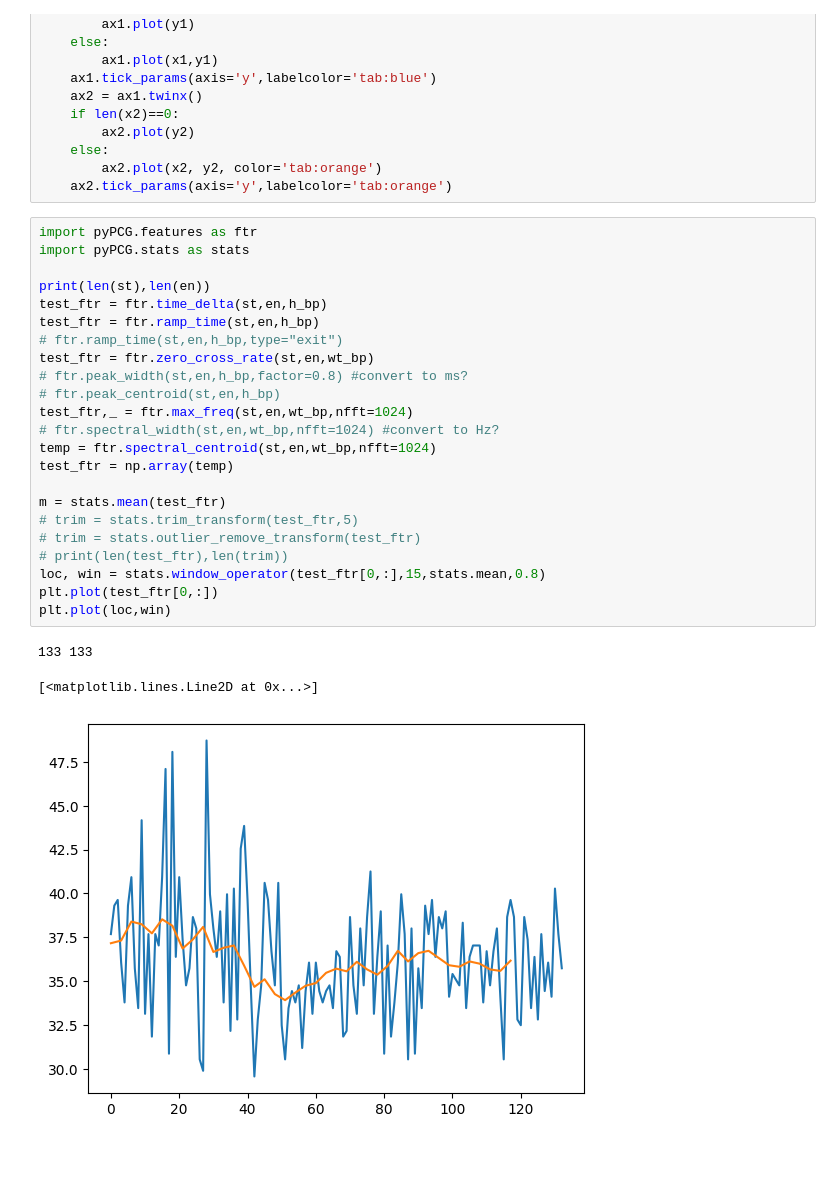
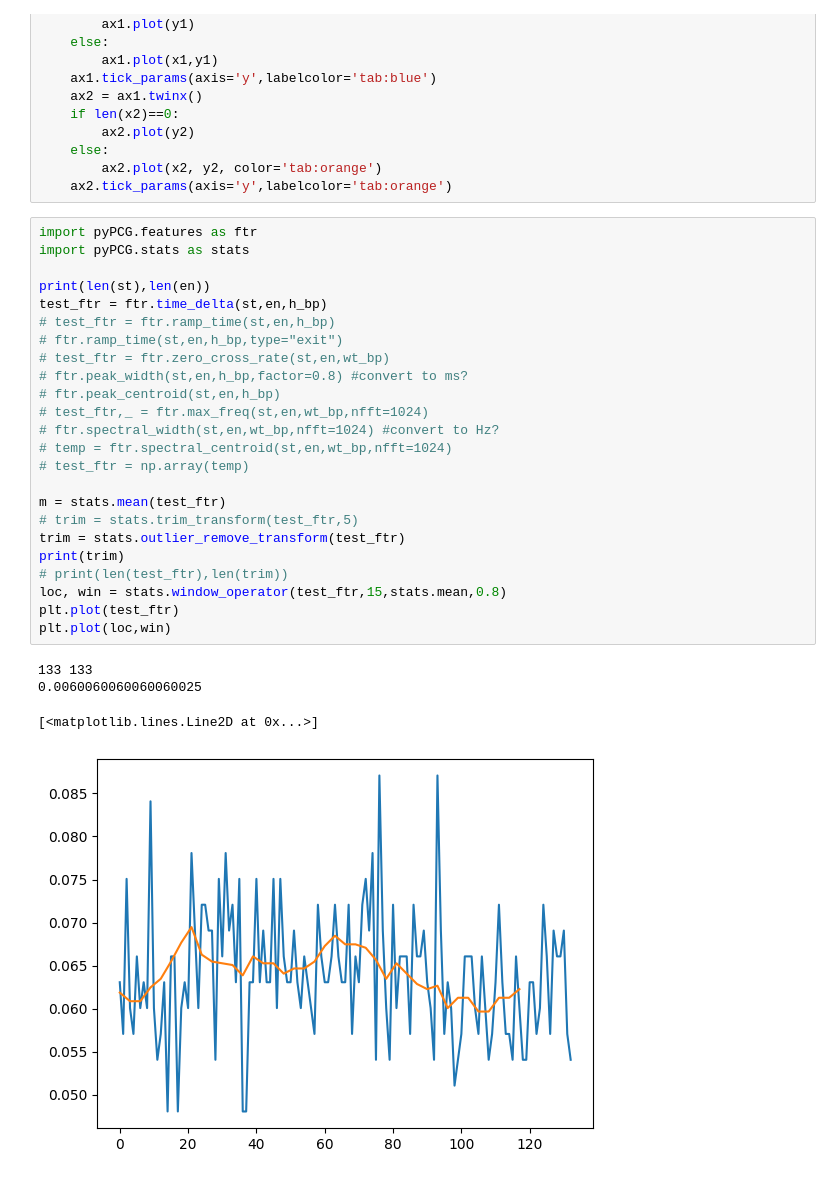
Before and after one commit to mulkr/pyPCG-toolbox, a Jupyter notebook: testing_sandbox.ipynb, the cells around one changed output. Saved outputs shown, nothing was run; the diff lists cells and outputs as text.

```diff
--- a/testing_sandbox.ipynb
+++ b/testing_sandbox.ipynb
@@ -72,27 +72,29 @@ def twin_plot(x1,y1,x2,y2):
 # %%
 import pyPCG.features as ftr
 import pyPCG.stats as stats
 
 print(len(st),len(en))
 test_ftr = ftr.time_delta(st,en,h_bp)
-test_ftr = ftr.ramp_time(st,en,h_bp)
+# test_ftr = ftr.ramp_time(st,en,h_bp)
 # ftr.ramp_time(st,en,h_bp,type="exit")
-test_ftr = ftr.zero_cross_rate(st,en,wt_bp)
+# test_ftr = ftr.zero_cross_rate(st,en,wt_bp)
 # ftr.peak_width(st,en,h_bp,factor=0.8) #convert to ms?
 # ftr.peak_centroid(st,en,h_bp)
-test_ftr,_ = ftr.max_freq(st,en,wt_bp,nfft=1024)
+# test_ftr,_ = ftr.max_freq(st,en,wt_bp,nfft=1024)
 # ftr.spectral_width(st,en,wt_bp,nfft=1024) #convert to Hz?
-temp = ftr.spectral_centroid(st,en,wt_bp,nfft=1024)
-test_ftr = np.array(temp)
+# temp = ftr.spectral_centroid(st,en,wt_bp,nfft=1024)
+# test_ftr = np.array(temp)
 
 m = stats.mean(test_ftr)
 # trim = stats.trim_transform(test_ftr,5)
-# trim = stats.outlier_remove_transform(test_ftr)
+trim = stats.outlier_remove_transform(test_ftr)
+print(trim)
 # print(len(test_ftr),len(trim))
-loc, win = stats.window_operator(test_ftr[0,:],15,stats.mean,0.8)
-plt.plot(test_ftr[0,:])
+loc, win = stats.window_operator(test_ftr,15,stats.mean,0.8)
+plt.plot(test_ftr)
 plt.plot(loc,win)
 # %% [output]
 133 133
+0.0060060060060060025
 [<matplotlib.lines.Line2D at 0x...>]
-[figure, old version]
+[figure, new version]
```
Also changed, not shown: parts of 1 cell of this notebook, 1 other file.
